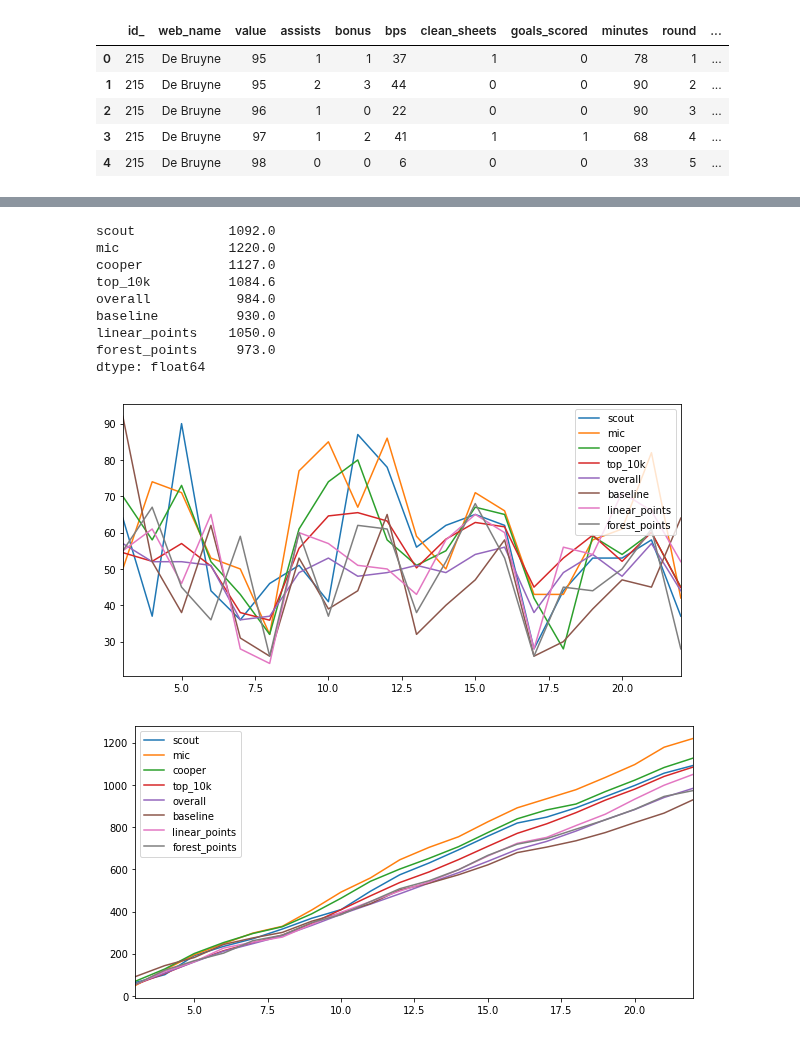
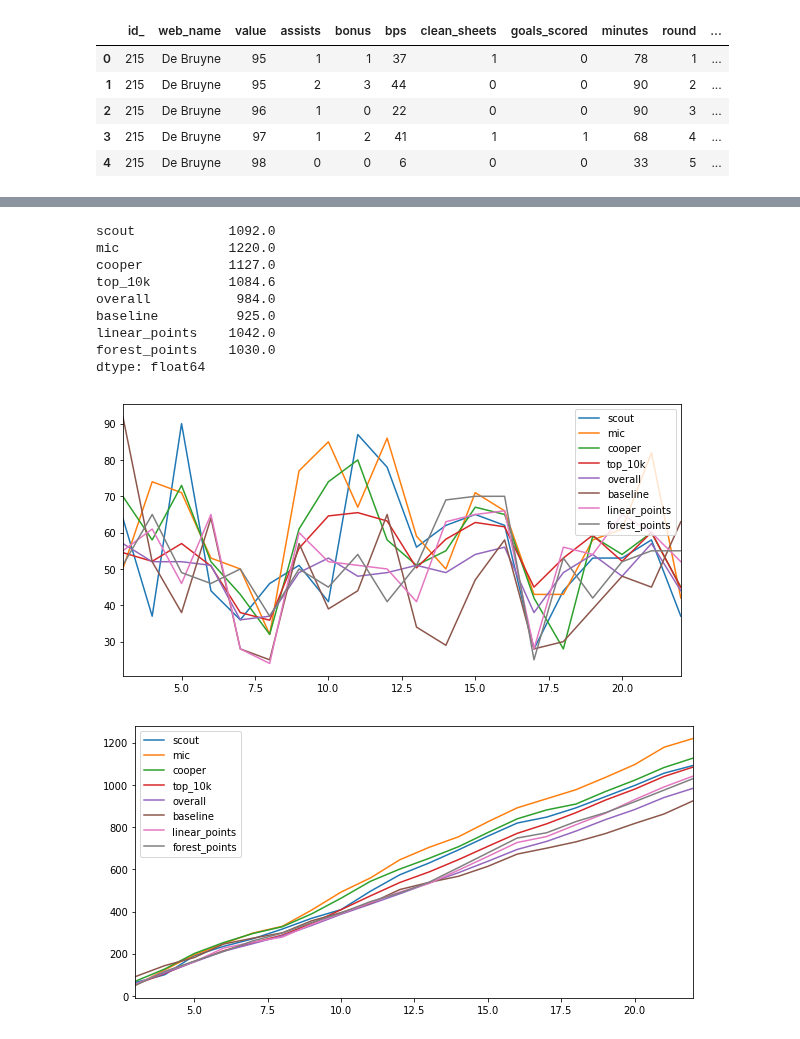
Before and after one commit to coopercunliffe/Springboard, a Jupyter notebook: FPL/team_points.ipynb, the cells around one changed output, grey strips where cells are left out. Cells and saved outputs as stored; diff of their text form; code cells hidden in the pictures.

```diff
--- a/FPL/team_points.ipynb
+++ b/FPL/team_points.ipynb
@@ -276,7 +287,7 @@ number_of_alerts_linear = 0
 number_of_alerts_forest = 0
 # %%
 
-for i in range(2, len(team_points.index)):
+for i in range(2, len(team_points.index) - 1):
     dream_team = team_select(df['total_points_'+ str(i)], df['value_'+ str(i)], df)
     next_week_points = dream_team['total_points_' + str(i + 1)]
     next_week_minutes = dream_team['minutes_' + str(i + 1)]
@@ -574,7 +585,7 @@ def linear_predict(gameweek, data):
 # %%
 team_points['linear_points'] = 0
 # %%
-for i in range(2, len(team_points.index)):
+for i in range(2, len(team_points.index) - 1):
     df_linear = linear_predict(i, histories)
     df_copy = df
     df_copy = df_copy.merge(df_linear[['id_', 'next_week_predictions']], how='left', on='id_')
@@ -855,7 +876,7 @@ def forest_predict(gameweek):
     df_clean = df_clean[df_clean['round'] <= gameweek - 1]
     X_train = df_clean.drop('next_week_points', axis=1)
     y_train = df_clean.next_week_points
-    rfr = RandomForestRegressor(n_estimators=200, max_depth=5)
+    rfr = RandomForestRegressor(n_estimators=275, max_depth=4, random_state=42)
     rfr.fit(X_train, y_train)
     next_week = df_forest[df_forest['round'] == gameweek]
     X_test = next_week.drop(['id_', 'next_week_points'], axis=1)
@@ -879,7 +886,7 @@ See the caveats in the documentation: http://pandas.pydata.org/pandas-docs/stabl
 # %%
 team_points['forest_points'] = 0
 # %%
-for i in range(2, len(team_points.index)):
+for i in range(2, len(team_points.index) - 1):
     df_forest_predictions = forest_predict(i)
     df_copy = df
     df_copy = df_copy.merge(df_forest_predictions[['id_', 'forest_predictions']], how='left', on='id_')
@@ -1134,19 +1141,19 @@ team_points
 # %%
-team_points.loc[3:].plot(figsize=(10,5))
-team_points.loc[3:].cumsum().plot(figsize=(10,5))
-team_points.loc[3:].sum()
+team_points.loc[3:22].plot(figsize=(10,5))
+team_points.loc[3:22].cumsum().plot(figsize=(10,5))
+team_points.loc[3:22].sum()
 # %% [output]
 scout            1092.0
 mic              1220.0
 cooper           1127.0
 top_10k          1084.6
 overall           984.0
-baseline          930.0
-linear_points    1050.0
-forest_points     973.0
+baseline          925.0
+linear_points    1042.0
+forest_points    1030.0
 dtype: float64
-[figure, old version]
+[figure, new version]
-[figure, old version]
+[figure, new version]
 # %%
 print('number of times missing bench points baseline:', number_of_alerts_baseline)
 print('number of times missing bench points linear:', number_of_alerts_forest)
```
Also changed, not shown: parts of 24 cells of this notebook, 5 other files.
